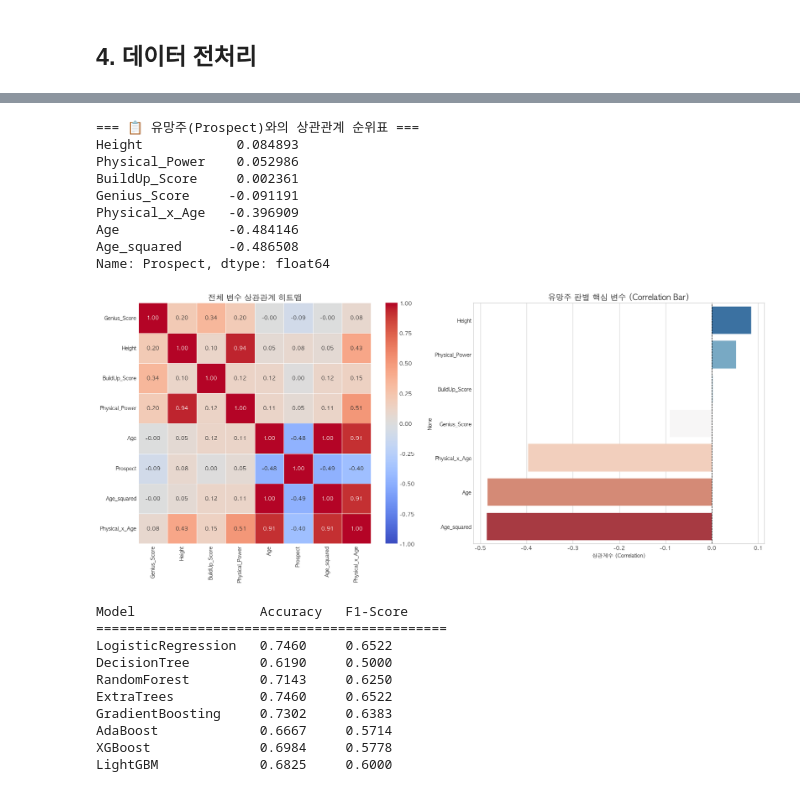
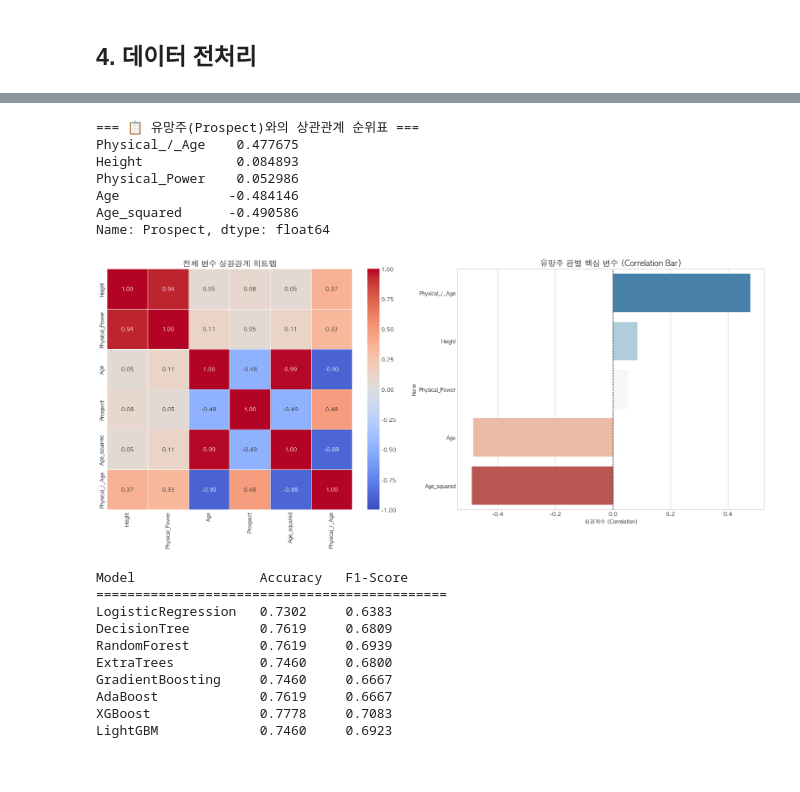
Before and after one commit to YNARU0818/Little-Sonny-analysis, a Jupyter notebook: littlesonny3.ipynb, the cells around one changed output, grey strips where cells are left out. Drawn from its saved outputs; the diff is of its cells as text; code cells hidden in the pictures.

```diff
--- a/littlesonny3.ipynb
+++ b/littlesonny3.ipynb
@@ -735,19 +735,19 @@ def preprocessing(df, is_train=True):
 
     # (4) BuildUp Score
     df['BuildUp_Score'] = (df['BallControl'] + df['ShortPassing'] + df['Vision']) / 3
-    df['Physical_x_Age'] = df['Physical_Power'] * df['Age']
+    df['Physical_/_Age'] = df['Physical_Power'] / df['Age']
 
-    df['Age_squared'] = df['Age'] ** 2
+    df['Age_squared'] = df['Age'] ** 5
     # (5) 컬럼 정리
     features = [
         'ID',              # ID는 나중에 제출할 때 필수!
-        'Genius_Score',
+        #'Genius_Score',
         'Height',
-        'BuildUp_Score',
+        #'BuildUp_Score',
         'Physical_Power',
         'Age',
         'Age_squared',
-        'Physical_x_Age'
+        'Physical_/_Age'
     ]
 
     # Train에는 정답(Prospect)이 있고, Test에는 없으니까 구분해서 처리
@@ -809,14 +809,14 @@ plt.rcParams['axes.unicode_minus'] = False
 # ---------------------------------------------------------
 # ID는 제외하고, 분석할 핵심 변수들만 뽑습니다.
 analysis_cols = [
-    'Genius_Score',    # 나이 보정 실력
+    #'Genius_Score',    # 나이 보정 실력
     'Height',          # 키
-    'BuildUp_Score',   # 발밑 능력
+    #'BuildUp_Score',   # 발밑 능력
     'Physical_Power',  # 피지컬 종합
     'Age',             # 나이
     'Prospect',         # 정답 (타겟)
     'Age_squared',
-    'Physical_x_Age'
+    'Physical_/_Age'
 ]
 
 # 상관계수 행렬 계산
@@ -836,38 +836,36 @@ fig, axes = plt.subplots(1, 2, figsize=(18, 8))
 # 빨갈수록 양의 상관관계, 파랄수록 음의 상관관계
 sns.heatmap(
     corr_matrix,
     annot=True,         # 숫자 표시
     fmt='.2f',          # 소수점 2자리
     cmap='coolwarm',    # 색상 (파랑~빨강)
     vmin=-1, vmax=1,    # 범위 고정
     linewidths=0.5,
     ax=axes[0]
 )
 axes[0].set_title('전체 변수 상관관계 히트맵', fontsize=15, fontweight='bold')
 
 # (2) 막대 그래프 (유망주 결정 요인 순위)
 # 'Prospect'와의 상관관계만 뽑아서 막대로 그립니다.
 target_corr = corr_matrix['Prospect'].drop('Prospect').sort_values(ascending=False)
 
 sns.barplot(x=target_corr.values, y=target_corr.index, palette='RdBu_r', ax=axes[1])
 axes[1].set_title('유망주 판별 핵심 변수 (Correlation Bar)', fontsize=15, fontweight='bold')
 axes[1].set_xlabel('상관계수 (Correlation)')
 axes[1].axvline(0, color='black', linestyle='--', linewidth=1) # 0점 기준선
 
 # 그래프 출력
 plt.tight_layout()
 plt.show()
 # %% [output]
 === 📋 유망주(Prospect)와의 상관관계 순위표 ===
+Physical_/_Age    0.477675
 Height            0.084893
 Physical_Power    0.052986
-BuildUp_Score     0.002361
-Genius_Score     -0.091191
-Physical_x_Age   -0.396909
 Age              -0.484146
-Age_squared      -0.486508
+Age_squared      -0.490586
 Name: Prospect, dtype: float64
-[figure, old version]
+[figure, new version]
 # %%
 from sklearn.model_selection import train_test_split
 from sklearn.metrics import accuracy_score, f1_score
@@ -920,11 +918,11 @@ for name, model in models.items():
 # %% [output]
 Model                Accuracy   F1-Score
 =============================================
-LogisticRegression   0.7460     0.6522
-DecisionTree         0.6190     0.5000
-RandomForest         0.7143     0.6250
-ExtraTrees           0.7460     0.6522
-GradientBoosting     0.7302     0.6383
-AdaBoost             0.6667     0.5714
-XGBoost              0.6984     0.5778
-LightGBM             0.6825     0.6000
+LogisticRegression   0.7302     0.6383
+DecisionTree         0.7619     0.6809
+RandomForest         0.7619     0.6939
+ExtraTrees           0.7460     0.6800
+GradientBoosting     0.7460     0.6667
+AdaBoost             0.7619     0.6667
+XGBoost              0.7778     0.7083
+LightGBM             0.7460     0.6923
```
Also changed, not shown: parts of 1 cell of this notebook.
